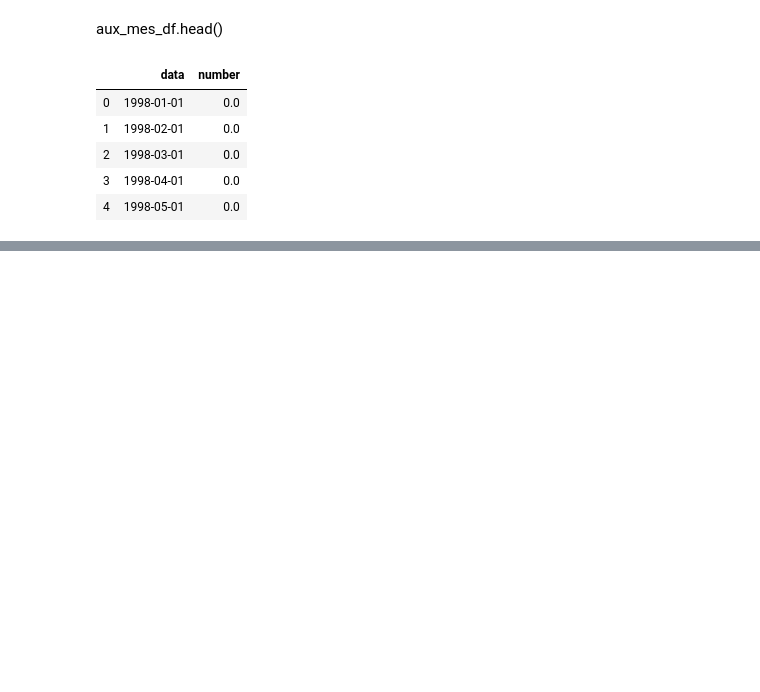
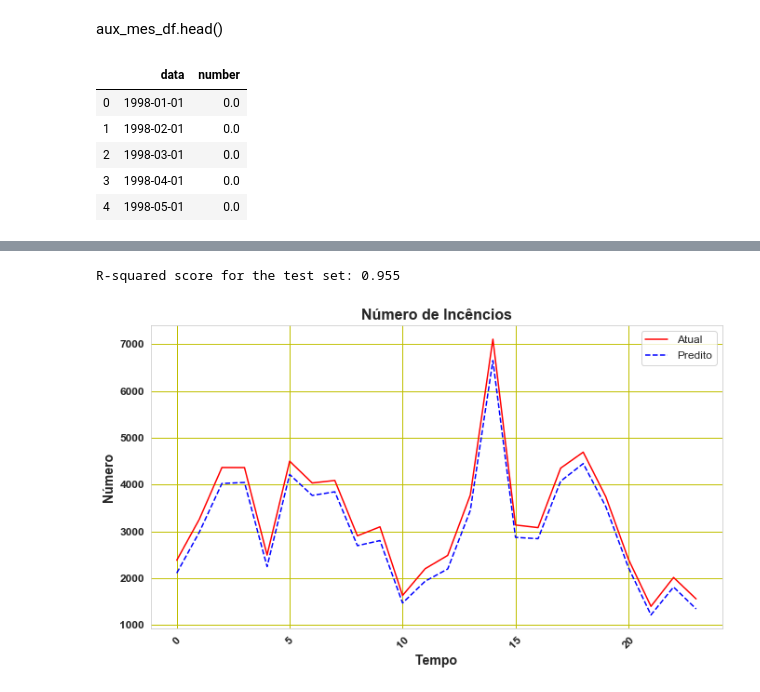
Before and after one commit to patricia-salles/sin5006, a Jupyter notebook: forest_fires/notebook_forest.ipynb, the cells around one changed output, grey strips where cells are left out. Saved outputs shown, nothing was run; the diff lists cells and outputs as text; code cells hidden in the pictures; blank space fills up the shorter version.

Commit message:
apresentacao_modelo

```diff
--- a/forest_fires/notebook_forest.ipynb
+++ b/forest_fires/notebook_forest.ipynb
@@ -232,0 +315,16 @@ Epoch 6/20
+# %%
+model = Sequential()
+model.add(Dense(36,
+                input_dim=6, kernel_initializer='uniform', activation='linear'
+                ))
+model.add(Dropout(0.4))
+model.add(Dense(10, activation='linear'))
+model.add(Dense(1, kernel_initializer='uniform'))
+# Compile model
+model.compile(loss='mean_squared_error',
+              optimizer='Adam',
+              metrics=['mean_absolute_error'])
+
+
+
+model.fit(X_train , y_train, epochs=30, batch_size=5)
@@ -232,0 +350,30 @@ Epoch 6/20
+# %%
+y_pred = model.predict(X_test)
+# %%
+y_pred_rescaled = scaler.inverse_transform(y_pred)
+y_test_rescaled = scaler.inverse_transform(y_test)
+# %%
+y_actual = pd.DataFrame(y_test_rescaled, columns=['Atual'])
+
+y_hat = pd.DataFrame(y_pred_rescaled, columns=['Predito'])
+# %%
+from sklearn.metrics import r2_score
+score = r2_score(y_test, y_pred)
+print('R-squared score for the test set:', round(score,4))
+# %% [output]
+R-squared score for the test set: 0.955
+# %%
+plt.figure(figsize=(11, 6))
+plt.plot(y_actual, linestyle='solid', color='r')
+plt.plot(y_hat, linestyle='dashed', color='b')
+
+plt.legend(['Atual','Predito'], loc='best', prop={'size': 12})
+plt.title('Número de Incêncios', weight='bold', fontsize=16)
+plt.ylabel('Número', weight='bold', fontsize=14)
+plt.xlabel('Tempo', weight='bold', fontsize=14)
+plt.xticks(weight='bold', fontsize=12, rotation=45)
+plt.yticks(weight='bold', fontsize=12)
+plt.grid(color = 'y', linewidth='1')
+plt.show()
+# %% [output]
+[figure, added]
```
Also changed, not shown: parts of 11 cells of this notebook, 1 other file.
